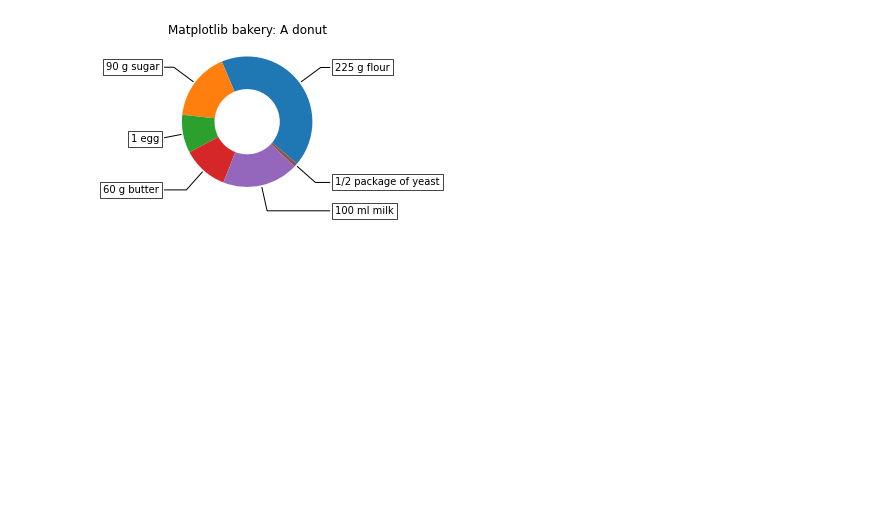
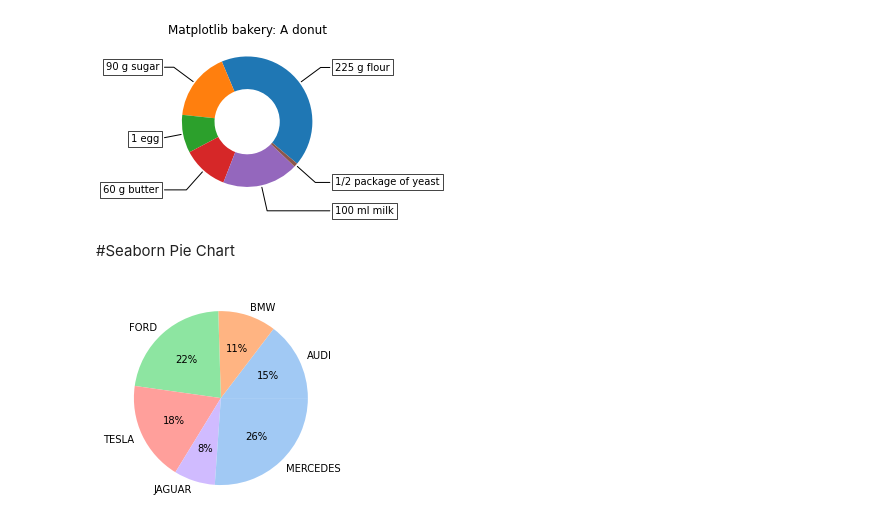
Before and after one commit to subuppaluru/Data_Visualization, a Jupyter notebook: Pie_Charts.ipynb, the cells around one changed output. Drawn from its saved outputs; the diff is of its cells as text; code cells hidden in the pictures; blank space fills up the shorter version.

```diff
--- a/Pie_Charts.ipynb
+++ b/Pie_Charts.ipynb
@@ -277,3 +277,23 @@ ax.set_title("Matplotlib bakery: A donut")
 plt.show()
 # %% [output]
 [figure]
+# %% [markdown]
+#Seaborn Pie Chart
+# %%
+import matplotlib.pyplot as plt
+import seaborn as sns
+
+# Creating dataset
+cars = ['AUDI', 'BMW', 'FORD',
+        'TESLA', 'JAGUAR', 'MERCEDES']
+
+data = [23, 17, 35, 29, 12, 41]
+
+#define Seaborn color palette to use
+colors = sns.color_palette('pastel')[0:5]
+
+#create pie chart
+plt.pie(data, labels = cars, colors = colors, autopct='%.0f%%')
+plt.show()
+# %% [output]
+[figure, added]
```
Also changed, not shown: parts of 1 cell of this notebook.
